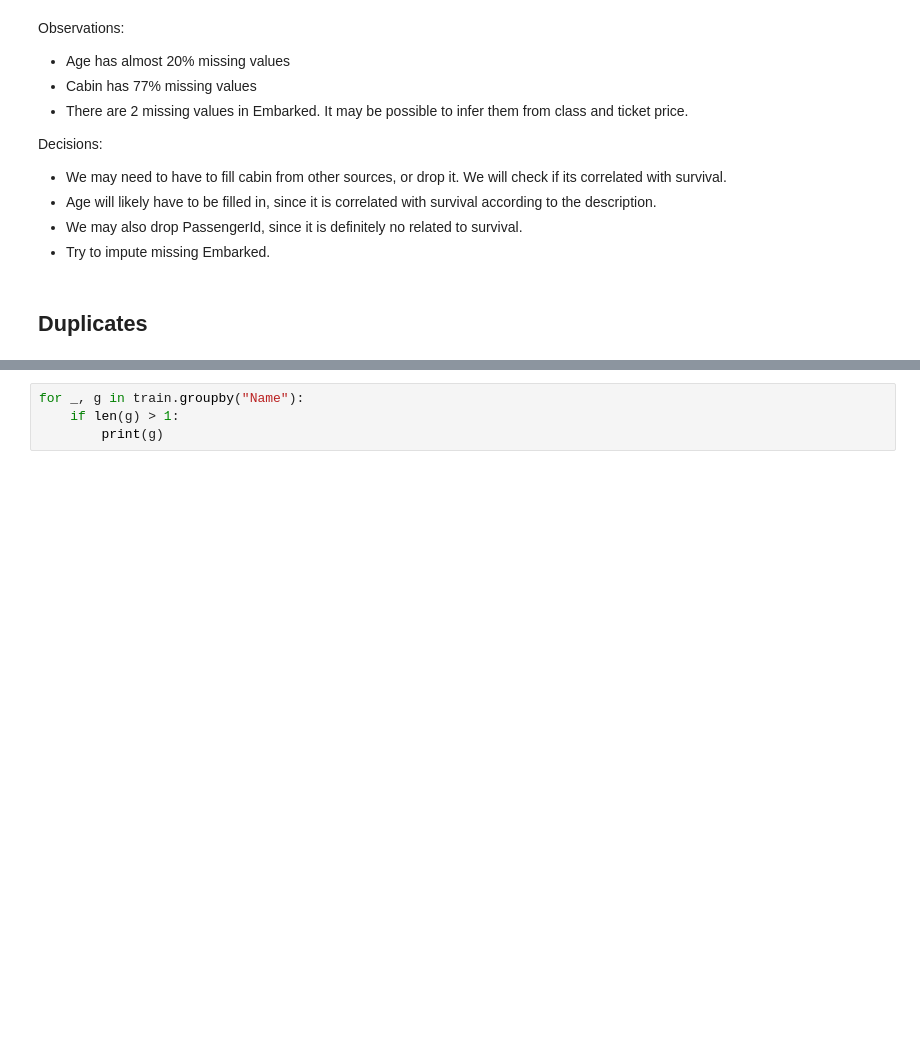
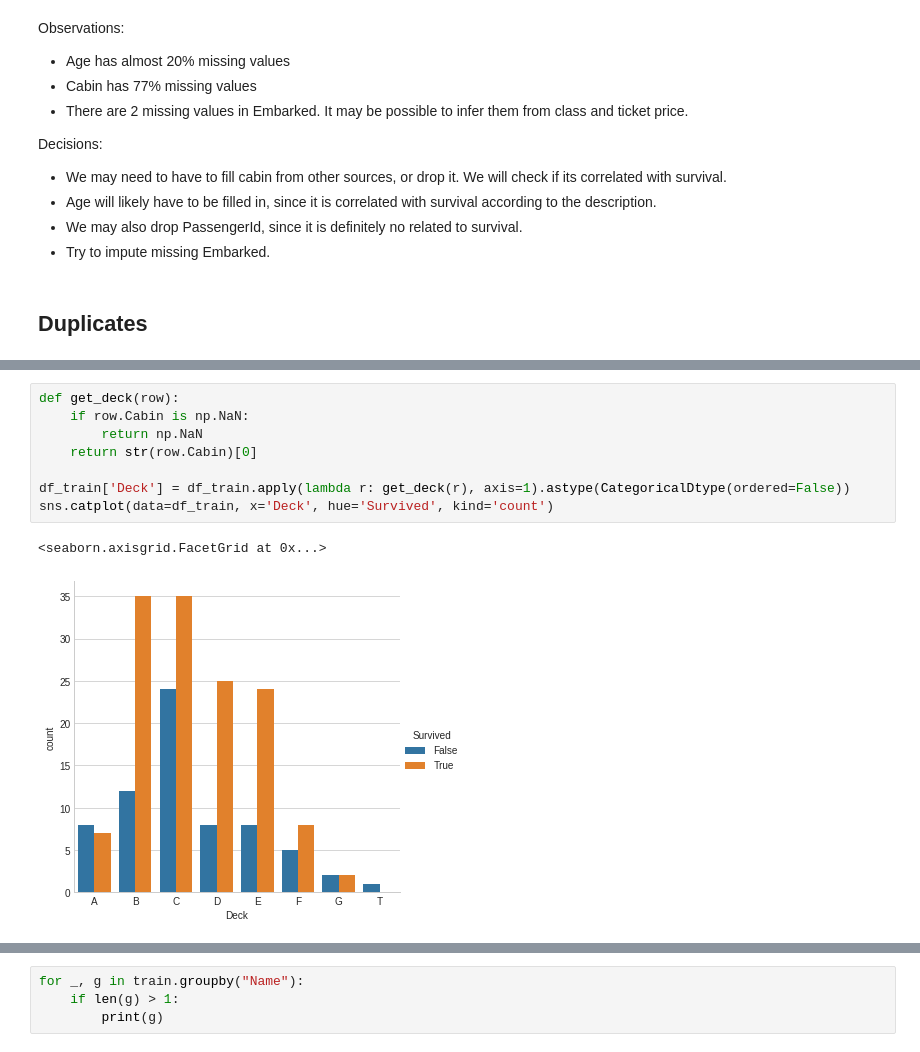
Before and after one commit to mirgee/data_projects, a Jupyter notebook: titanic/titanic.ipynb, the cells around one changed output, grey strips where cells are left out. Cells and saved outputs as stored; diff of their text form; blank space fills up the shorter version.

```diff
--- a/titanic/titanic.ipynb
+++ b/titanic/titanic.ipynb
@@ -143,0 +224,11 @@ Decisions:
+# %%
+def get_deck(row):
+    if row.Cabin is np.NaN:
+        return np.NaN
+    return str(row.Cabin)[0]
+
+df_train['Deck'] = df_train.apply(lambda r: get_deck(r), axis=1).astype(CategoricalDtype(ordered=False))
+sns.catplot(data=df_train, x='Deck', hue='Survived', kind='count')
+# %% [output]
+<seaborn.axisgrid.FacetGrid at 0x...>
+[figure, added]
```
Also changed, not shown: parts of 50 cells of this notebook.
